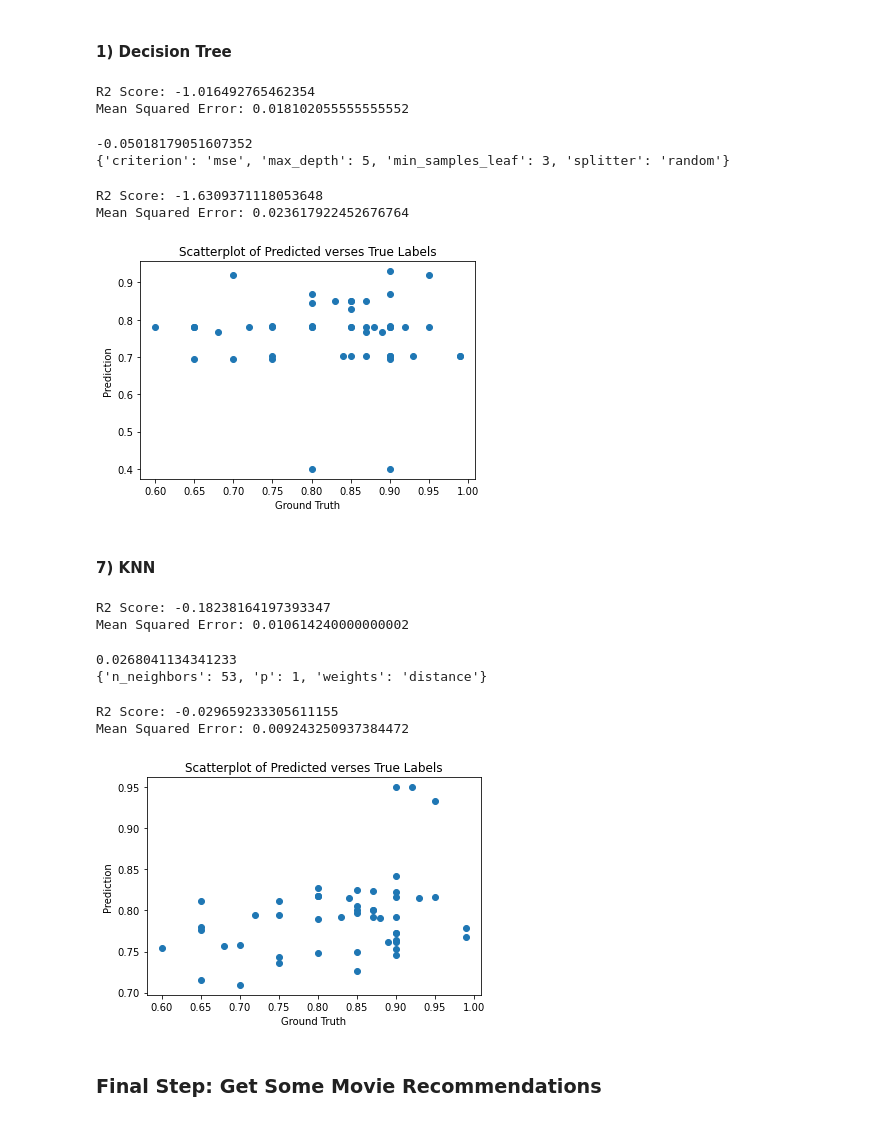
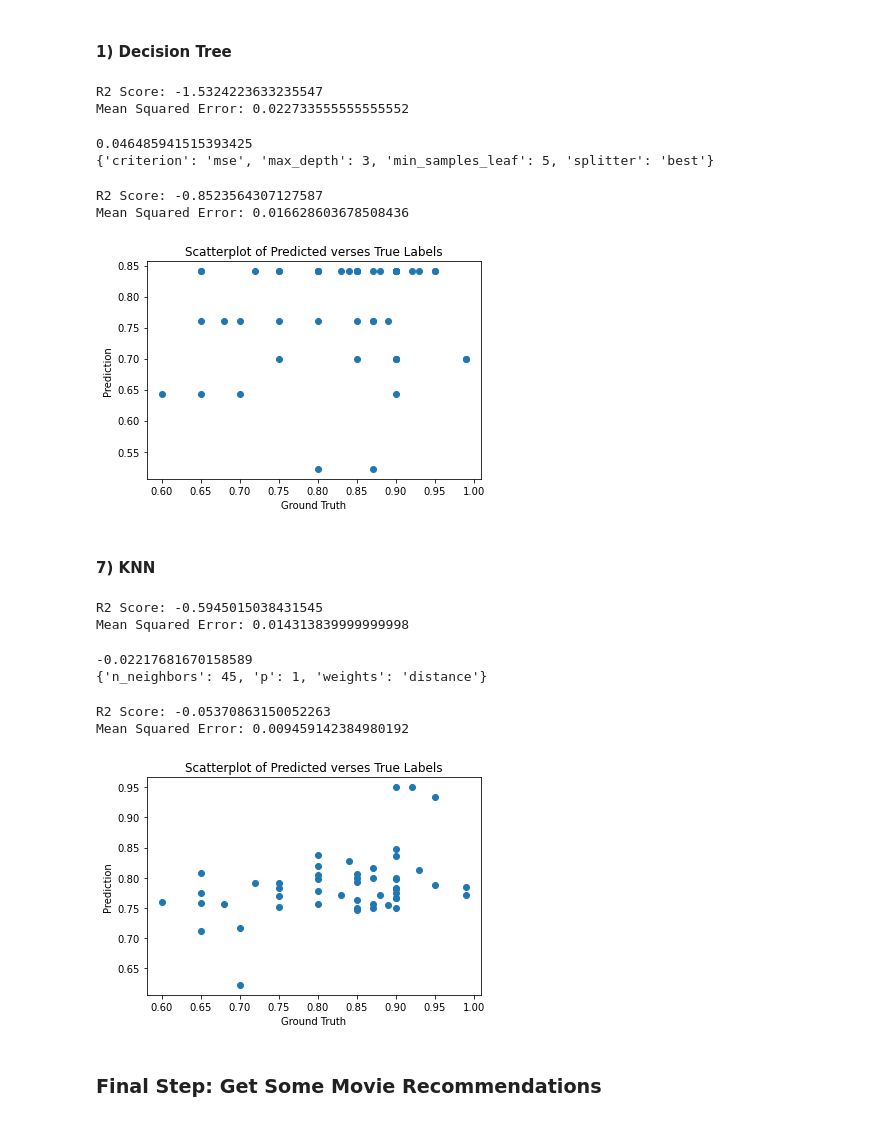
Before and after one commit to amandahutter/Movies-Analysis, a Jupyter notebook: Movies.ipynb, the cells around one changed output. Cells and saved outputs as stored; diff of their text form; code cells hidden in the pictures.

```diff
--- a/Movies.ipynb
+++ b/Movies.ipynb
@@ -2899,7 +2897,7 @@ Mean Squared Error: 0.009390199154339338
 # %% [markdown]
 ### Data: Remove the Release Year, not found to be useful
 # %%
-X_7 = full.loc[:, ['runtimeMinutes','numVotes','averageRating','Genres_NLTK']]
+X_7 = full.loc[:, ['startYear','numVotes','averageRating','Genres_NLTK']]
 y_7 = full.loc[:, 'Rating']
 
 X_Train_7, X_Test_7, Y_Train_7, Y_Test_7 = train_test_split(X_7, y_7, test_size = .30, train_size = .70, random_state = 42)
@@ -2917,34 +2915,34 @@ Y_Test_Pred = dt_model.predict(X_Test_7)
 print("R2 Score:", r2_score(Y_Test_7, Y_Test_Pred))
 print("Mean Squared Error:",mean_squared_error(Y_Test_7, Y_Test_Pred))
 # %% [output]
-R2 Score: -1.016492765462354
-Mean Squared Error: 0.018102055555555552
+R2 Score: -1.5324223633235547
+Mean Squared Error: 0.022733555555555552
 # %%
 make_GridSearchCV_DT(X_Train_7, Y_Train_7)
 # %% [output]
--0.05018179051607352
-{'criterion': 'mse', 'max_depth': 5, 'min_samples_leaf': 3, 'splitter': 'random'}
+0.046485941515393425
+{'criterion': 'mse', 'max_depth': 3, 'min_samples_leaf': 5, 'splitter': 'best'}
 # %%
-dt_model = DecisionTreeRegressor(criterion = 'mse', splitter = 'random',
-                                 max_depth = 5, min_samples_leaf = 3,
+dt_model = DecisionTreeRegressor(criterion = 'mse', splitter = 'best',
+                                 max_depth = 3, min_samples_leaf = 5,
                                  random_state = 42)
 
 dt_model.fit(X_Train_7, Y_Train_7)
 
 Y_Test_Pred = dt_model.predict(X_Test_7)
 
 print("R2 Score:", r2_score(Y_Test_7, Y_Test_Pred))
 print("Mean Squared Error:",mean_squared_error(Y_Test_7, Y_Test_Pred))
 
 plt.scatter(Y_Test_7, Y_Test_Pred)
 plt.title('Scatterplot of Predicted verses True Labels')
 plt.xlabel('Ground Truth')
 plt.ylabel('Prediction')
 plt.show()
 # %% [output]
-R2 Score: -1.6309371118053648
-Mean Squared Error: 0.023617922452676764
+R2 Score: -0.8523564307127587
+Mean Squared Error: 0.016628603678508436
-[figure, old version]
+[figure, new version]
 # %% [markdown]
 #### 7) KNN
 # %%
@@ -2959,19 +2957,19 @@ Y_Test_Pred = knn_model.predict(X_Test_7_sc)
 print("R2 Score:", r2_score(Y_Test_7, Y_Test_Pred))
 print("Mean Squared Error:",mean_squared_error(Y_Test_7, Y_Test_Pred))
 # %% [output]
-R2 Score: -0.18238164197393347
-Mean Squared Error: 0.010614240000000002
+R2 Score: -0.5945015038431545
+Mean Squared Error: 0.014313839999999998
 # %%
 make_GridSearchCV_KNN(X_Train_7_sc, Y_Train_7)
 # %% [output]
-0.0268041134341233
-{'n_neighbors': 53, 'p': 1, 'weights': 'distance'}
+-0.02217681670158589
+{'n_neighbors': 45, 'p': 1, 'weights': 'distance'}
 # %%
 sc = StandardScaler()
 X_Train_7_sc = sc.fit_transform(X_Train_7)
 X_Test_7_sc = sc.transform(X_Test_7)
 
-knn_model = KNeighborsRegressor(n_neighbors = 53, weights = 'distance', p = 1, algorithm = 'auto')
+knn_model = KNeighborsRegressor(n_neighbors = 45, weights = 'distance', p = 1, algorithm = 'auto')
 knn_model.fit(X_Train_7_sc, Y_Train_7)
 Y_Test_Pred = knn_model.predict(X_Test_7_sc)
 
@@ -2984,9 +2982,9 @@ plt.xlabel('Ground Truth')
 plt.ylabel('Prediction')
 plt.show()
 # %% [output]
-R2 Score: -0.029659233305611155
-Mean Squared Error: 0.009243250937384472
+R2 Score: -0.05370863150052263
+Mean Squared Error: 0.009459142384980192
-[figure, old version]
+[figure, new version]
 # %% [markdown]
 ### Final Step: Get Some Movie Recommendations
 # %% [markdown]
```
Also changed, not shown: parts of 23 cells of this notebook.
